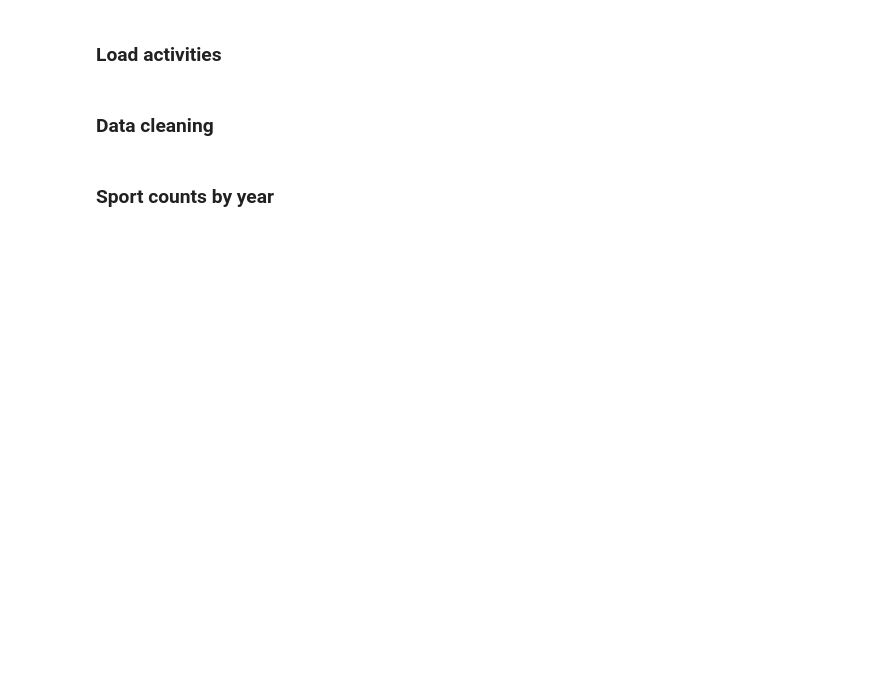
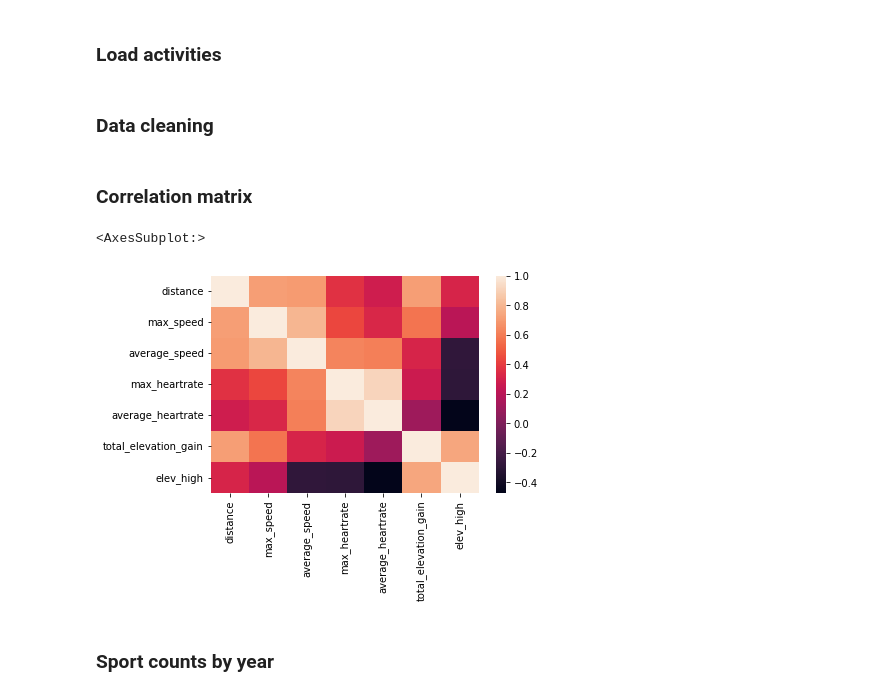
Before and after one commit to Radluy/Stravalytics, a Jupyter notebook: visualize.ipynb, the cells around one changed output. Drawn from its saved outputs; the diff is of its cells as text; code cells hidden in the pictures; blank space fills up the shorter version.

Commit message:
correlation matrix and statistical test

```diff
--- a/visualize.ipynb
+++ b/visualize.ipynb
@@ -39,3 +43,11 @@ df['avg_pace'] = df['avg_pace'] #.apply(pd.to_timedelta, unit='m')
+# %% [markdown]
+### Correlation matrix
+# %%
+corr_matrix = df[['distance', 'type', 'max_speed', 'average_speed', 'max_heartrate', 'average_heartrate', 'total_elevation_gain', 'elev_high']].corr()
+sns.heatmap(corr_matrix)
+# %% [output]
+<AxesSubplot:>
+[figure, added]
 # %% [markdown]
 ### Sport counts by year
 # %%
```
Also changed, not shown: parts of 8 cells of this notebook.
